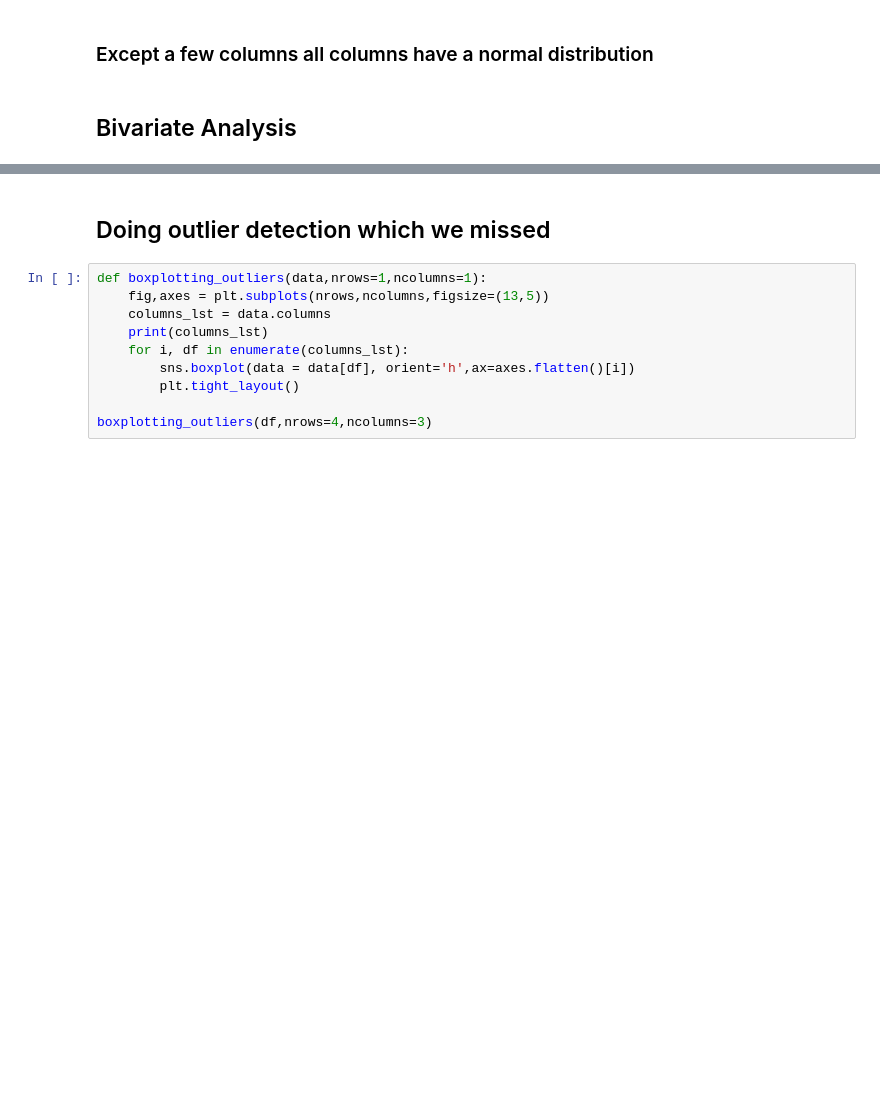
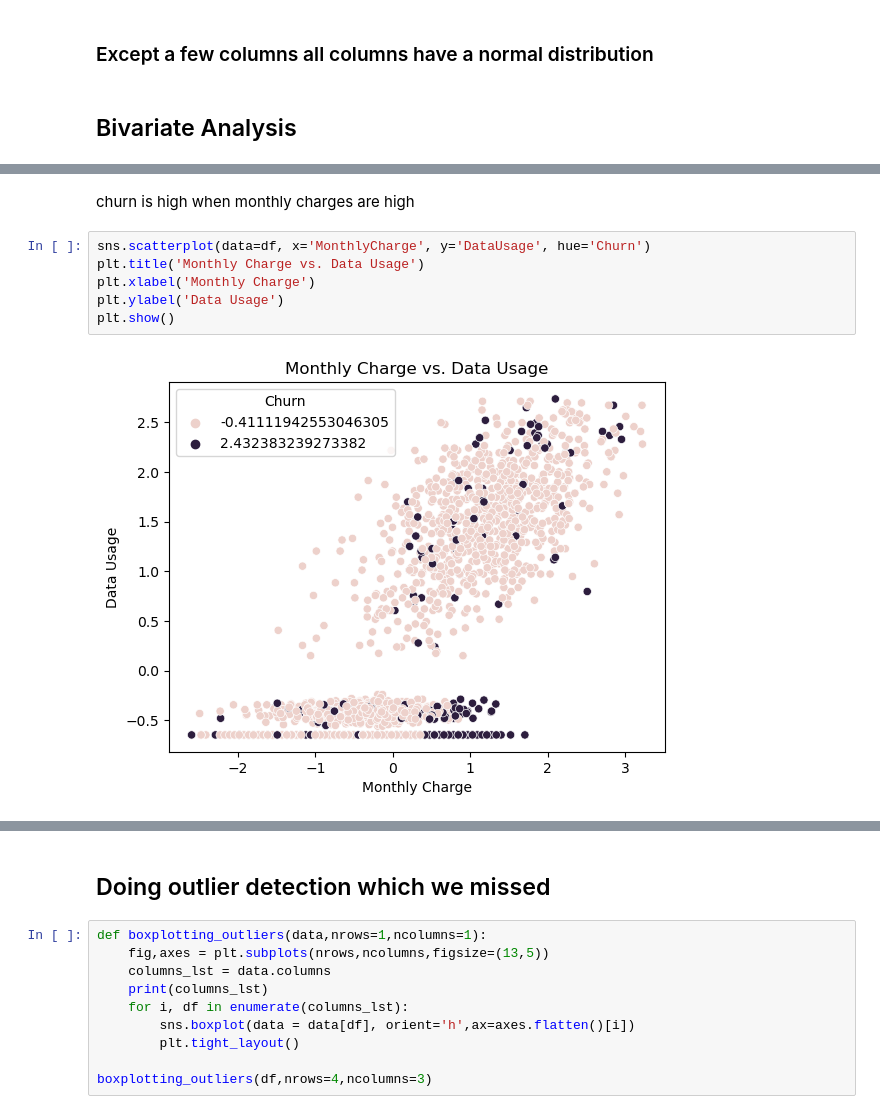
Before and after one commit to Rishabhknp666/Data-Science-projects, a Jupyter notebook: Churn modelling.ipynb, the cells around one changed output, grey strips where cells are left out. Cells and saved outputs as stored; diff of their text form; blank space fills up the shorter version.

```diff
--- a/Churn modelling.ipynb
+++ b/Churn modelling.ipynb
@@ -257,0 +283,10 @@ plt.show()
+# %% [markdown]
+churn is high when monthly charges are high
+# %%
+sns.scatterplot(data=df, x='MonthlyCharge', y='DataUsage', hue='Churn')
+plt.title('Monthly Charge vs. Data Usage')
+plt.xlabel('Monthly Charge')
+plt.ylabel('Data Usage')
+plt.show()
+# %% [output]
+[figure, added]
```
Also changed, not shown: parts of 53 cells of this notebook.
